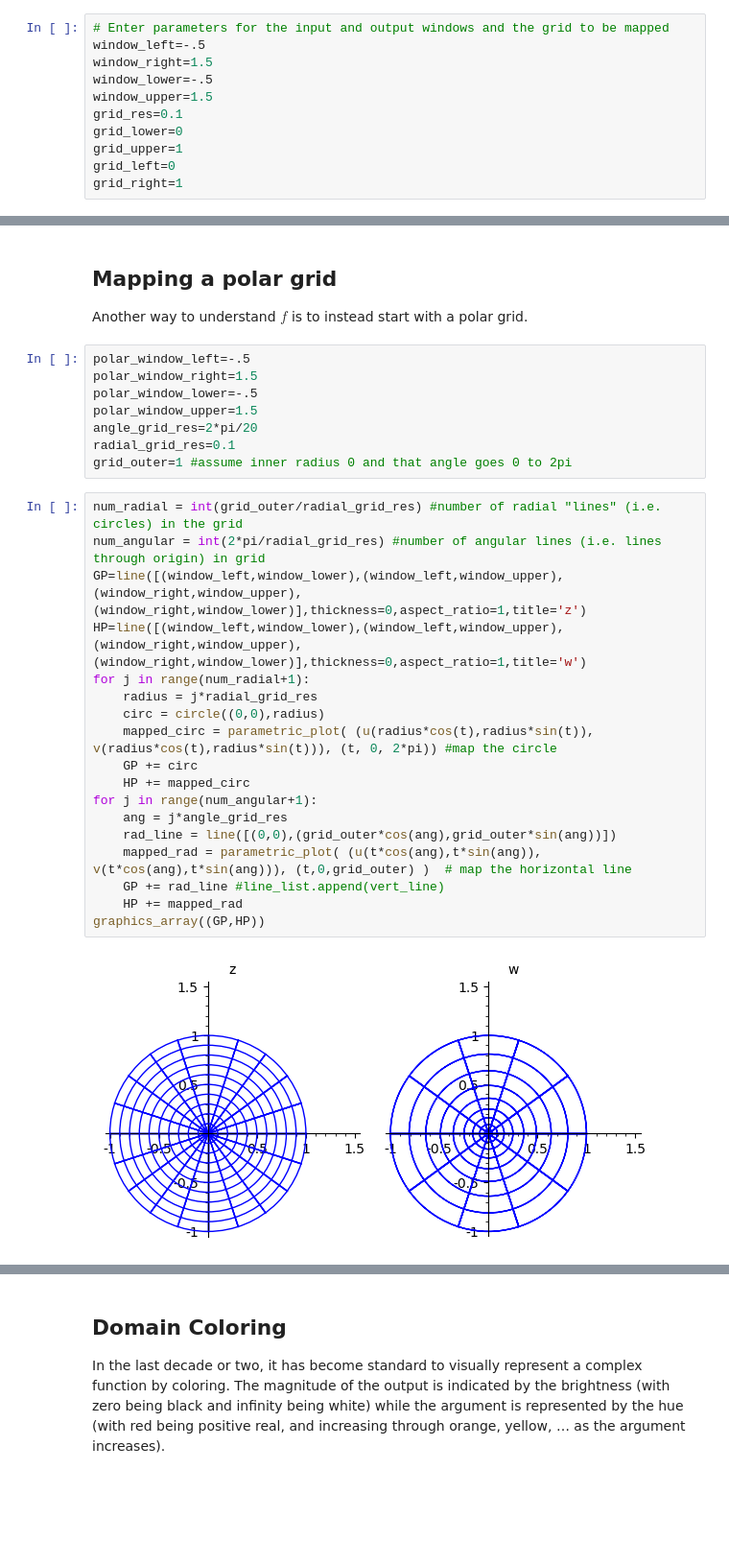
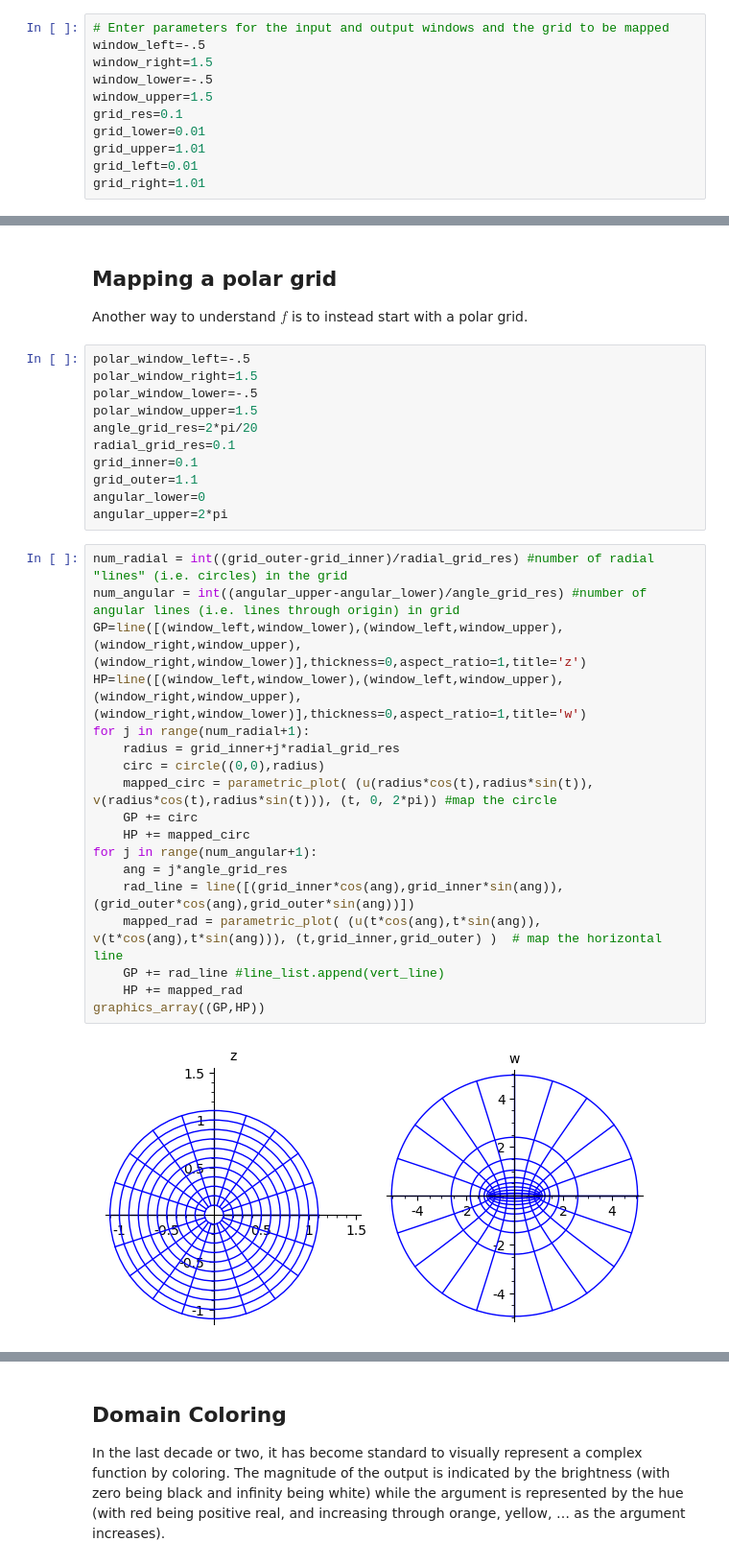
Before and after one commit to dgaebler/Visualizing-Complex-Functions, a Jupyter notebook: Visualizing Complex Functions.ipynb, the cells around one changed output, grey strips where cells are left out. Shown at 96% size. Drawn from its saved outputs; the diff is of its cells as text; blank space fills up the shorter version.

```diff
--- a/Visualizing Complex Functions.ipynb
+++ b/Visualizing Complex Functions.ipynb
@@ -32,10 +32,10 @@ window_right=1.5
 window_lower=-.5
 window_upper=1.5
 grid_res=0.1
-grid_lower=0
-grid_upper=1
-grid_left=0
-grid_right=1
+grid_lower=0.01
+grid_upper=1.01
+grid_left=0.01
+grid_right=1.01
 # %%
 # Calculate and display input and output grids
 num_vertical = int((grid_right-grid_left)/grid_res) #number of vertical lines in the grid
@@ -68,24 +68,27 @@ polar_window_lower=-.5
 polar_window_upper=1.5
 angle_grid_res=2*pi/20
 radial_grid_res=0.1
-grid_outer=1 #assume inner radius 0 and that angle goes 0 to 2pi
+grid_inner=0.1
+grid_outer=1.1
+angular_lower=0
+angular_upper=2*pi
 # %%
-num_radial = int(grid_outer/radial_grid_res) #number of radial "lines" (i.e. circles) in the grid
-num_angular = int(2*pi/radial_grid_res) #number of angular lines (i.e. lines through origin) in grid
+num_radial = int((grid_outer-grid_inner)/radial_grid_res) #number of radial "lines" (i.e. circles) in the grid
+num_angular = int((angular_upper-angular_lower)/angle_grid_res) #number of angular lines (i.e. lines through origin) in grid
 GP=line([(window_left,window_lower),(window_left,window_upper),(window_right,window_upper),(window_right,window_lower)],thickness=0,aspect_ratio=1,title='z')
 HP=line([(window_left,window_lower),(window_left,window_upper),(window_right,window_upper),(window_right,window_lower)],thickness=0,aspect_ratio=1,title='w')
 for j in range(num_radial+1):
-    radius = j*radial_grid_res
+    radius = grid_inner+j*radial_grid_res
     circ = circle((0,0),radius)
     mapped_circ = parametric_plot( (u(radius*cos(t),radius*sin(t)), v(radius*cos(t),radius*sin(t))), (t, 0, 2*pi)) #map the circle
     GP += circ
     HP += mapped_circ
 for j in range(num_angular+1):
     ang = j*angle_grid_res
-    rad_line = line([(0,0),(grid_outer*cos(ang),grid_outer*sin(ang))])
-    mapped_rad = parametric_plot( (u(t*cos(ang),t*sin(ang)), v(t*cos(ang),t*sin(ang))), (t,0,grid_outer) )  # map the horizontal line
+    rad_line = line([(grid_inner*cos(ang),grid_inner*sin(ang)),(grid_outer*cos(ang),grid_outer*sin(ang))])
+    mapped_rad = parametric_plot( (u(t*cos(ang),t*sin(ang)), v(t*cos(ang),t*sin(ang))), (t,grid_inner,grid_outer) )  # map the horizontal line
     GP += rad_line #line_list.append(vert_line)
     HP += mapped_rad
 graphics_array((GP,HP))
 # %% [output]
-[figure, old version]
+[figure, new version]
```
Also changed, not shown: parts of 9 cells of this notebook.
